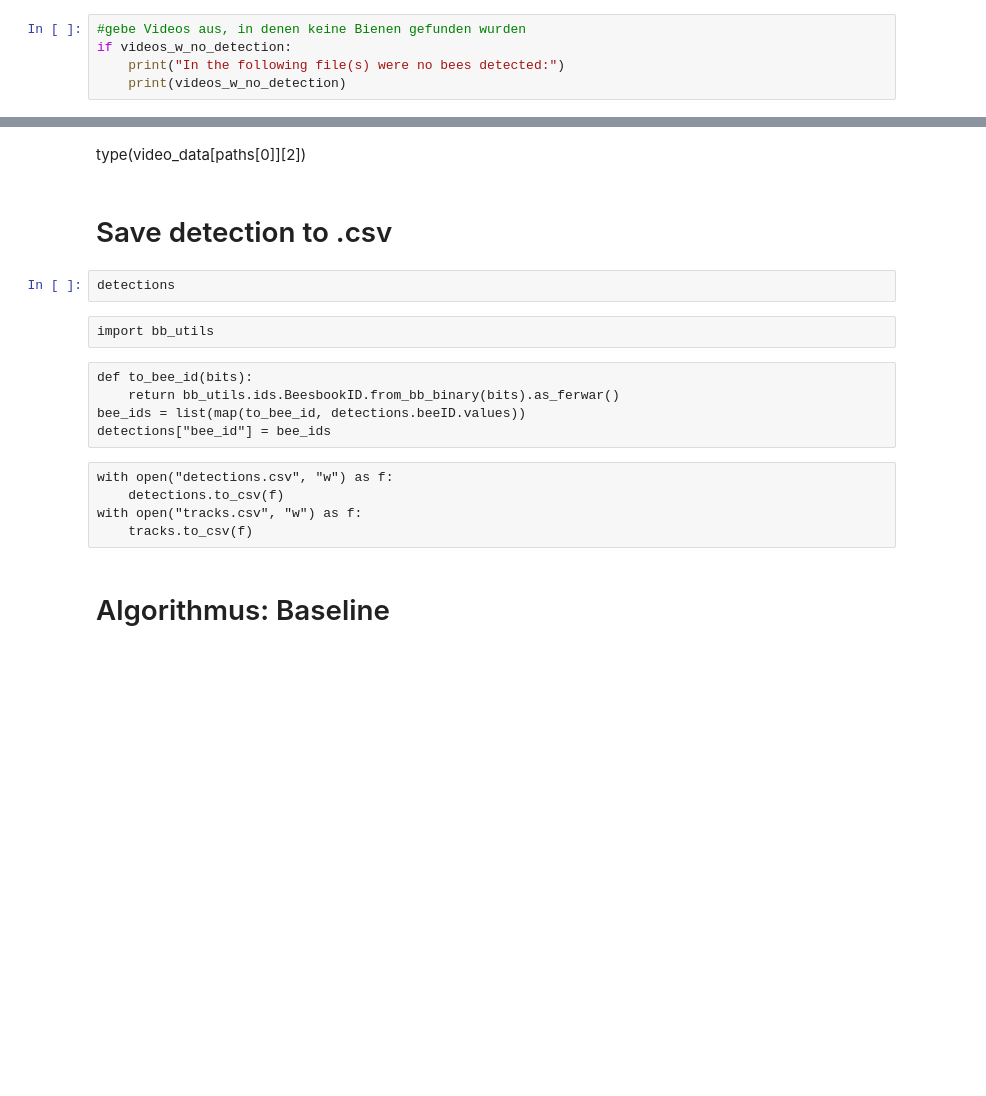
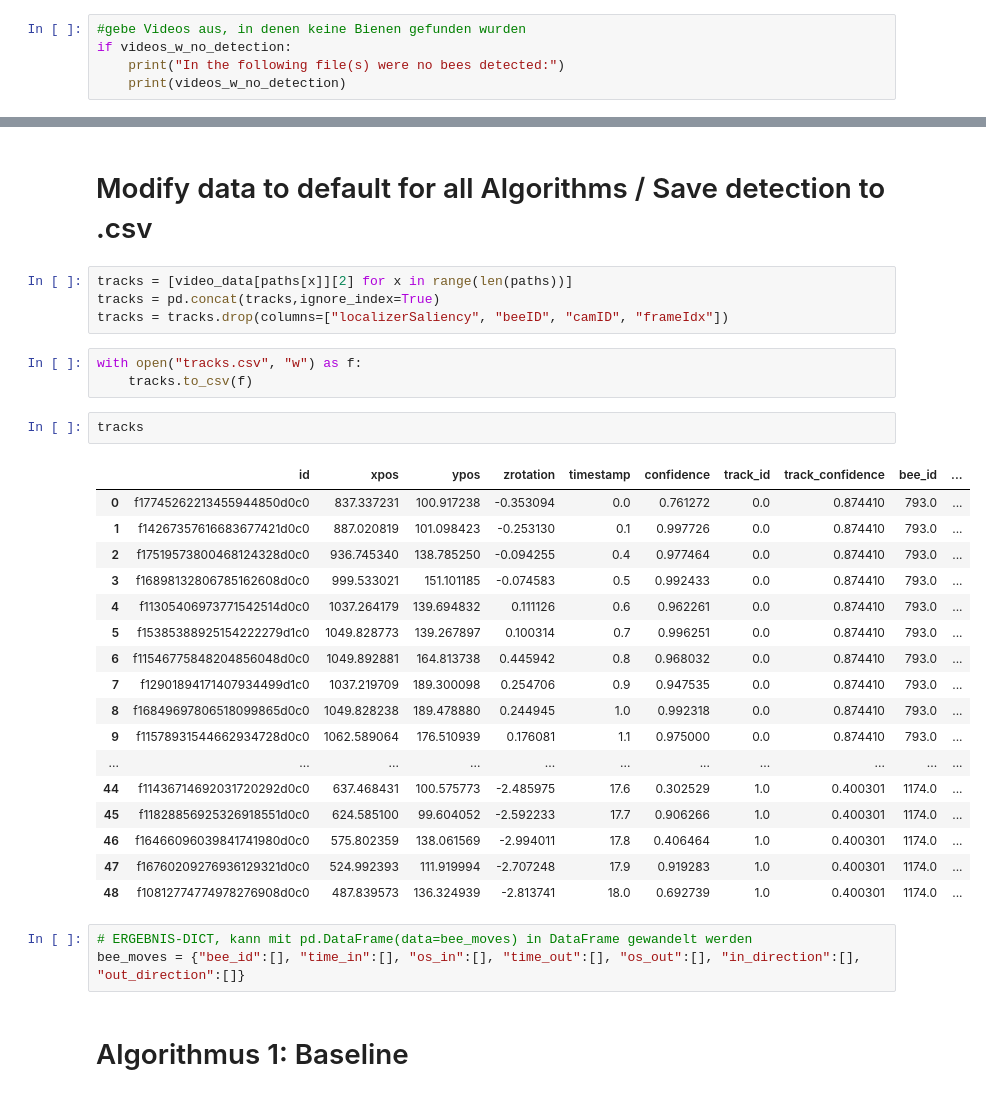
Before and after one commit to tschopo/swp_bioroboticslab, a Jupyter notebook: pipeline_tracking_test.ipynb, the cells around one changed output, grey strips where cells are left out. Cells and saved outputs as stored; diff of their text form; blank space fills up the shorter version.

Commit message:
Compare Algorithm
compare data of two csv files

```diff
--- a/pipeline_tracking_test.ipynb
+++ b/pipeline_tracking_test.ipynb
@@ -151,23 +178,37 @@ ModuleNotFoundError: No module named 'cairocffi'
-# %% [markdown]
-type(video_data[paths[0]][2])
 # %% [markdown]
-# Save detection to .csv
+# Modify data to default for all Algorithms / Save detection to .csv
-# %%
-detections
-# %% [raw]
-import bb_utils
-# %% [raw]
-def to_bee_id(bits):
-    return bb_utils.ids.BeesbookID.from_bb_binary(bits).as_ferwar()
-bee_ids = list(map(to_bee_id, detections.beeID.values))
-detections["bee_id"] = bee_ids
-# %% [raw]
-with open("detections.csv", "w") as f:
-    detections.to_csv(f)
-with open("tracks.csv", "w") as f:
-    tracks.to_csv(f)
+# %%
+tracks = [video_data[paths[x]][2] for x in range(len(paths))]
+tracks = pd.concat(tracks,ignore_index=True)
+tracks = tracks.drop(columns=["localizerSaliency", "beeID", "camID", "frameIdx"])
+# %%
+with open("tracks.csv", "w") as f:
+    tracks.to_csv(f)
+# %%
+tracks
+# %% [output]
+|  | id | xpos | ypos | zrotation | timestamp | confidence | track_id | track_confidence | bee_id | ... |
+| 0 | f17745262213455944850d0c0 | 837.337231 | 100.917238 | -0.353094 | 0.0 | 0.761272 | 0.0 | 0.874410 | 793.0 | ... |
+| 1 | f14267357616683677421d0c0 | 887.020819 | 101.098423 | -0.253130 | 0.1 | 0.997726 | 0.0 | 0.874410 | 793.0 | ... |
+| 2 | f17519573800468124328d0c0 | 936.745340 | 138.785250 | -0.094255 | 0.4 | 0.977464 | 0.0 | 0.874410 | 793.0 | ... |
+| 3 | f16898132806785162608d0c0 | 999.533021 | 151.101185 | -0.074583 | 0.5 | 0.992433 | 0.0 | 0.874410 | 793.0 | ... |
+| 4 | f11305406973771542514d0c0 | 1037.264179 | 139.694832 | 0.111126 | 0.6 | 0.962261 | 0.0 | 0.874410 | 793.0 | ... |
+| 5 | f15385388925154222279d1c0 | 1049.828773 | 139.267897 | 0.100314 | 0.7 | 0.996251 | 0.0 | 0.874410 | 793.0 | ... |
+| 6 | f11546775848204856048d0c0 | 1049.892881 | 164.813738 | 0.445942 | 0.8 | 0.968032 | 0.0 | 0.874410 | 793.0 | ... |
+| 7 | f12901894171407934499d1c0 | 1037.219709 | 189.300098 | 0.254706 | 0.9 | 0.947535 | 0.0 | 0.874410 | 793.0 | ... |
+| 8 | f16849697806518099865d0c0 | 1049.828238 | 189.478880 | 0.244945 | 1.0 | 0.992318 | 0.0 | 0.874410 | 793.0 | ... |
+| 9 | f11578931544662934728d0c0 | 1062.589064 | 176.510939 | 0.176081 | 1.1 | 0.975000 | 0.0 | 0.874410 | 793.0 | ... |
+| ... | ... | ... | ... | ... | ... | ... | ... | ... | ... | ... |
+| 44 | f11436714692031720292d0c0 | 637.468431 | 100.575773 | -2.485975 | 17.6 | 0.302529 | 1.0 | 0.400301 | 1174.0 | ... |
+| 45 | f11828856925326918551d0c0 | 624.585100 | 99.604052 | -2.592233 | 17.7 | 0.906266 | 1.0 | 0.400301 | 1174.0 | ... |
+| 46 | f16466096039841741980d0c0 | 575.802359 | 138.061569 | -2.994011 | 17.8 | 0.406464 | 1.0 | 0.400301 | 1174.0 | ... |
+| 47 | f16760209276936129321d0c0 | 524.992393 | 111.919994 | -2.707248 | 17.9 | 0.919283 | 1.0 | 0.400301 | 1174.0 | ... |
+| 48 | f10812774774978276908d0c0 | 487.839573 | 136.324939 | -2.813741 | 18.0 | 0.692739 | 1.0 | 0.400301 | 1174.0 | ... |
+# %%
+# ERGEBNIS-DICT, kann mit pd.DataFrame(data=bee_moves) in DataFrame gewandelt werden
+bee_moves = {"bee_id":[], "time_in":[], "os_in":[], "time_out":[], "os_out":[], "in_direction":[], "out_direction":[]}
 # %% [markdown]
-# Algorithmus: Baseline
+# Algorithmus 1: Baseline
 # %%
 """ Vorgehen:
 Für jedes Video
```
Also changed, not shown: parts of 22 cells of this notebook, 3 other files.
